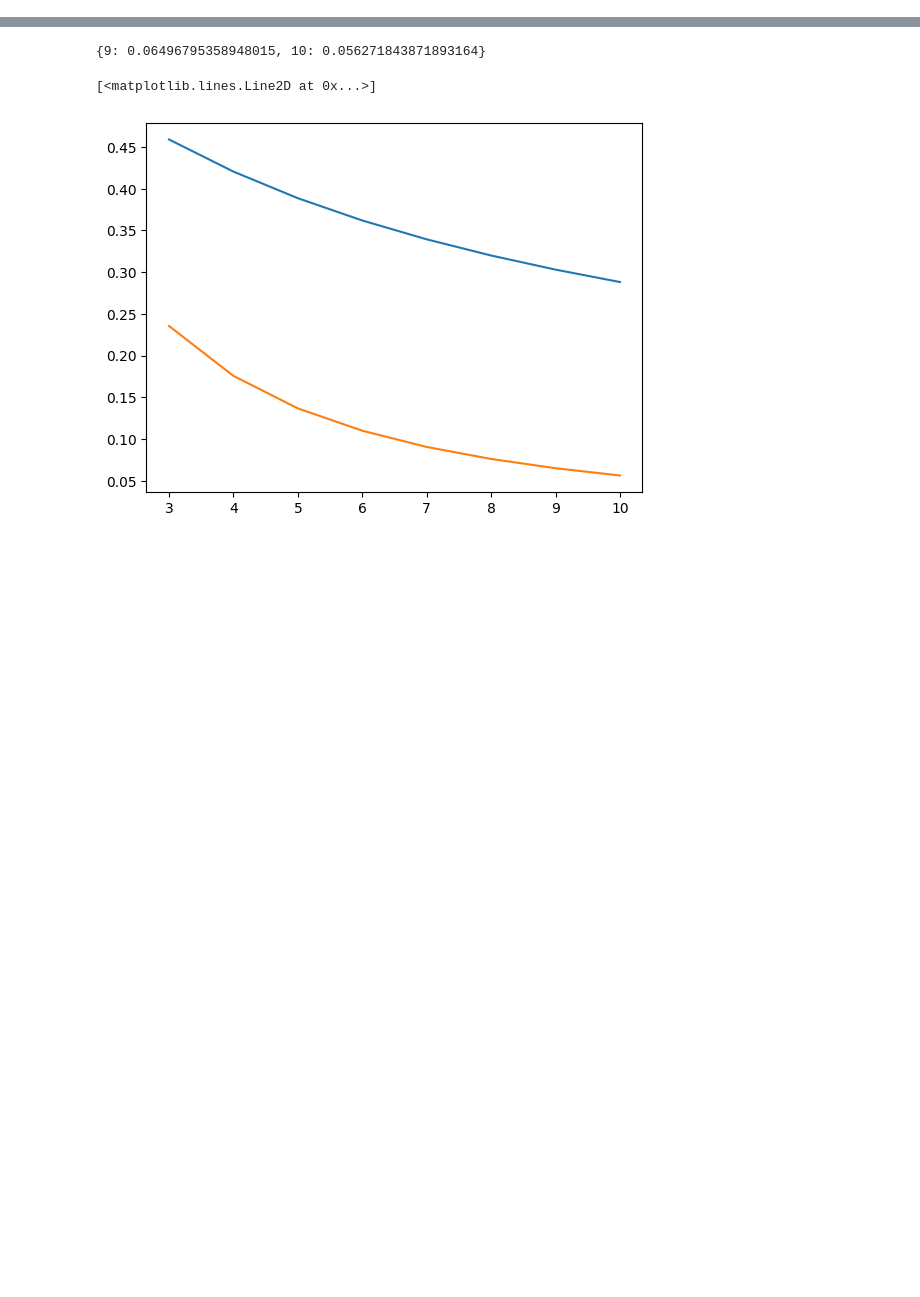
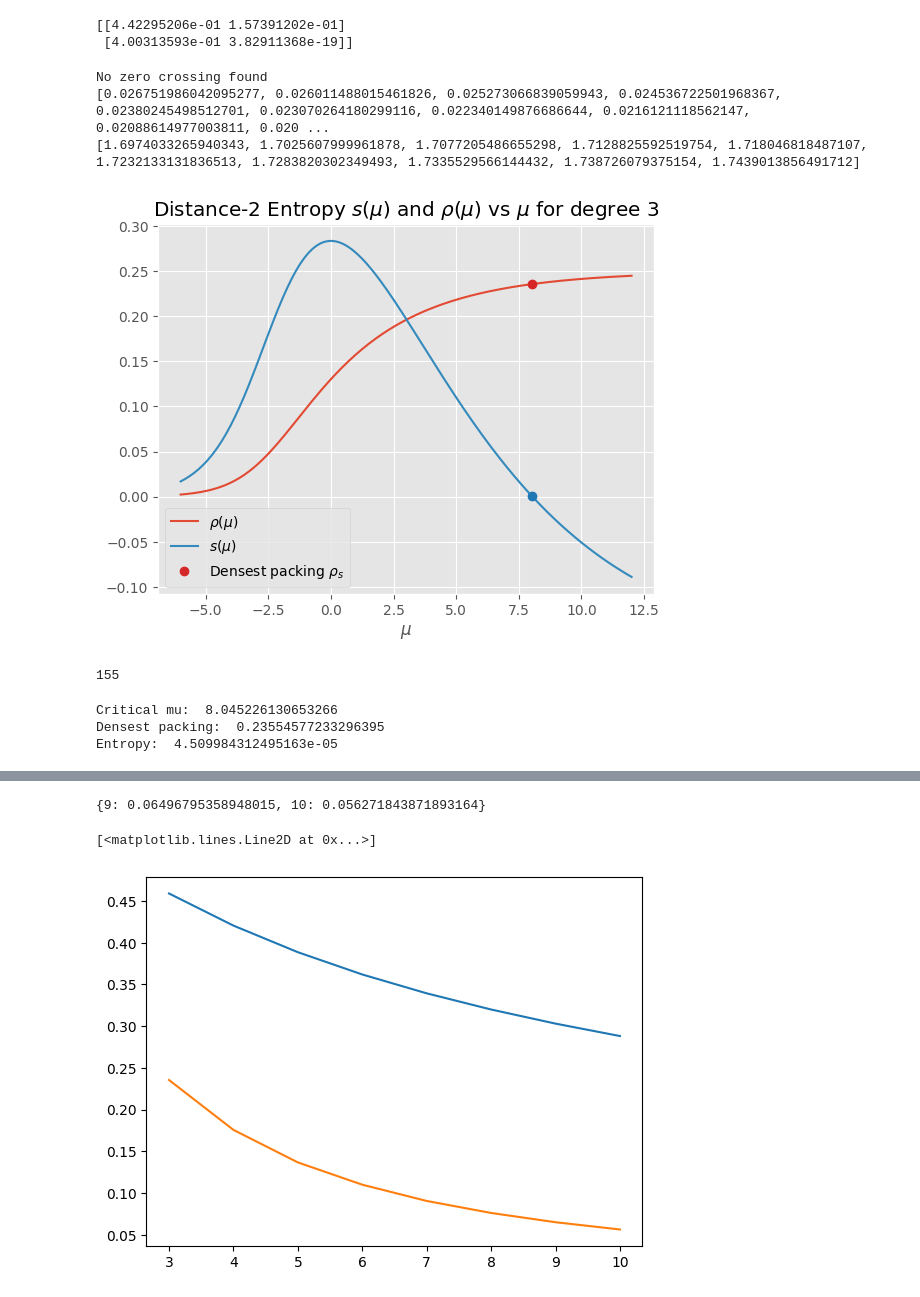
Before and after one commit to Evicten/distance_L_independent_set, a Jupyter notebook: bp_distance2_newfactor.ipynb, the cells around one changed output, grey strips where cells are left out. Saved outputs shown, nothing was run; the diff lists cells and outputs as text; code cells hidden in the pictures; blank space fills up the shorter version.

```diff
--- a/bp_distance2_newfactor.ipynb
+++ b/bp_distance2_newfactor.ipynb
@@ -60,6 +60,12 @@ def BP(d, mu=0, tol=1e-12, max_iter=10000, damping_parameter=0.5, verbose=0, ini
             print("Converged ! Number of iteration "+str(t))
 
     return psi
+# %%
+test = BP(3, mu=3, verbose=0)
+print(test)
+# %% [output]
+[[4.42295206e-01 1.57391202e-01]
+ [4.00313593e-01 3.82911368e-19]]
 # %%
 def update_observables(psi, mu, d):
         phi_=0
@@ -102,0 +129,41 @@ def density_numerical(phi_list, mu_list):
+# %%
+mu_space = np.linspace(7.2, 7.4, 10)
+d = 3
+phi_list = []
+rho_list = []
+s_list = []
+for mu in mu_space:
+    psi = BP(d, mu=mu, verbose=0)
+    phi, rho, s = update_observables(psi, mu, d)
+    phi_list.append(phi)
+    rho_list.append(rho)
+    s_list.append(s)
+
+
+mu_crit_index = find_zero_bisection(s_list)
+mu_crit = mu_space[mu_crit_index]
+s_crit = s_list[mu_crit_index]
+rho_crit = rho_list[mu_crit_index]
+print(s_list)
+print(phi_list)
+# %% [output]
+No zero crossing found
+[0.026751986042095277, 0.026011488015461826, 0.025273066839059943, 0.024536722501968367, 0.02380245498512701, 0.023070264180299116, 0.022340149876686644, 0.0216121118562147, 0.02088614977003811, 0.020 ...
+[1.6974033265940343, 1.7025607999961878, 1.7077205486655298, 1.7128825592519754, 1.718046818487107, 1.7232133131836513, 1.7283820302349493, 1.7335529566144432, 1.738726079375154, 1.7439013856491712]
+# %%
+plt.style.use('ggplot')
+plt.plot(mu_space, rho_list, label=r'$\rho(\mu)$')
+plt.plot(mu_space, s_list, label=r'$s(\mu)$')
+plt.plot(mu_crit, s_crit, 'bo', color='tab:blue')
+plt.plot(mu_crit, rho_crit, 'ro', color='tab:red', label=r'Densest packing $\rho_s$')
+plt.title(r'Distance-2 Entropy $s(\mu)$ and $\rho(\mu)$ vs $\mu$ for degree 3')
+plt.legend()
+plt.xlabel(r'$\mu$')
+
+plt.show()
+# %% [output]
+[figure, added]
+# %%
+print(find_zero_bisection(s_list))
+# %% [output]
+155
@@ -103 +188,9 @@ def density_numerical(phi_list, mu_list):
+# %%
+print("Critical mu: ", mu_critical)
+print("Densest packing: ", densest_packing)
+print("Entropy: ", entropy)
+# %% [output]
+Critical mu:  8.045226130653266
+Densest packing:  0.23554577233296395
+Entropy:  4.509984312495163e-05
 # %%
```
Also changed, not shown: parts of 16 cells of this notebook, 2 other files.
